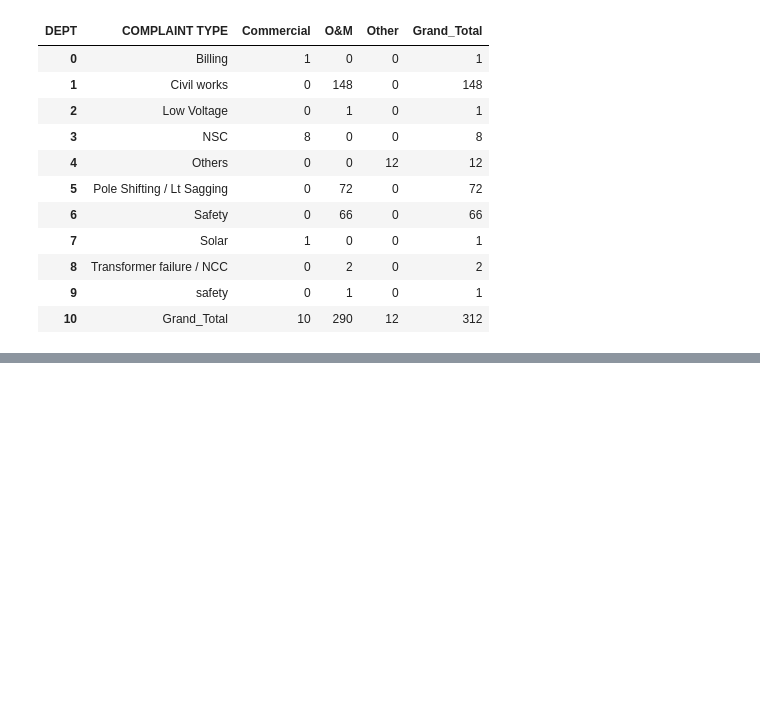
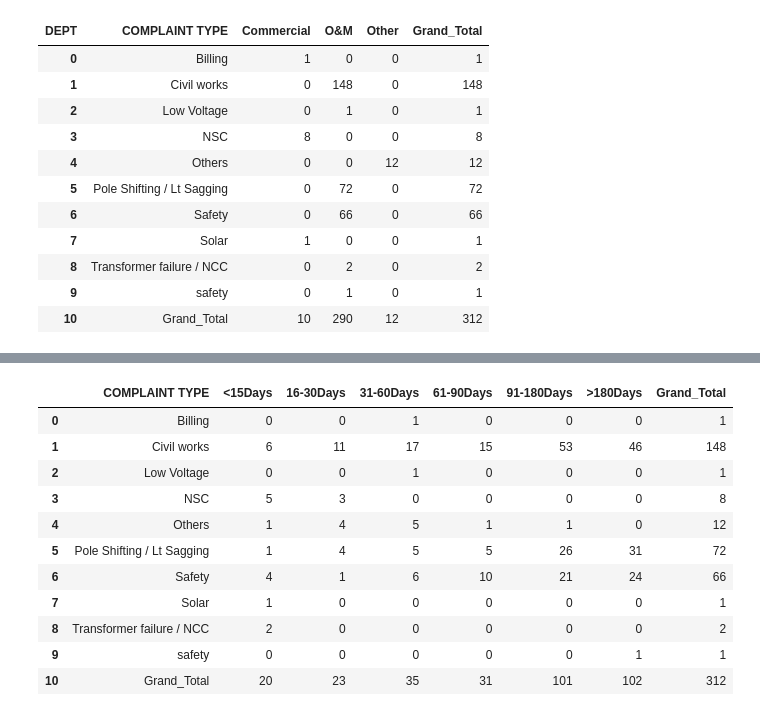
Before and after one commit to susantkumarsahoo/AutonomousDataAnalystAgent, a Jupyter notebook: notebooks/note_02.ipynb, the cells around one changed output, grey strips where cells are left out. Saved outputs shown, nothing was run; the diff lists cells and outputs as text; code cells hidden in the pictures; blank space fills up the shorter version.

```diff
--- a/notebooks/note_02.ipynb
+++ b/notebooks/note_02.ipynb
@@ -180,0 +403,19 @@ vt
+# %%
+aging_open = agging_open_pivot_dict(dataset_path)
+# %%
+aging_open = pd.DataFrame(aging_open)
+# %%
+aging_open
+# %% [output]
+|  | COMPLAINT TYPE | <15Days | 16-30Days | 31-60Days | 61-90Days | 91-180Days | >180Days | Grand_Total |
+| 0 | Billing | 0 | 0 | 1 | 0 | 0 | 0 | 1 |
+| 1 | Civil works | 6 | 11 | 17 | 15 | 53 | 46 | 148 |
+| 2 | Low Voltage | 0 | 0 | 1 | 0 | 0 | 0 | 1 |
+| 3 | NSC | 5 | 3 | 0 | 0 | 0 | 0 | 8 |
+| 4 | Others | 1 | 4 | 5 | 1 | 1 | 0 | 12 |
+| 5 | Pole Shifting / Lt Sagging | 1 | 4 | 5 | 5 | 26 | 31 | 72 |
+| 6 | Safety | 4 | 1 | 6 | 10 | 21 | 24 | 66 |
+| 7 | Solar | 1 | 0 | 0 | 0 | 0 | 0 | 1 |
+| 8 | Transformer failure / NCC | 2 | 0 | 0 | 0 | 0 | 0 | 2 |
+| 9 | safety | 0 | 0 | 0 | 0 | 0 | 1 | 1 |
+| 10 | Grand_Total | 20 | 23 | 35 | 31 | 101 | 102 | 312 |
```
Also changed, not shown: parts of 9 cells of this notebook, 5 other files.
